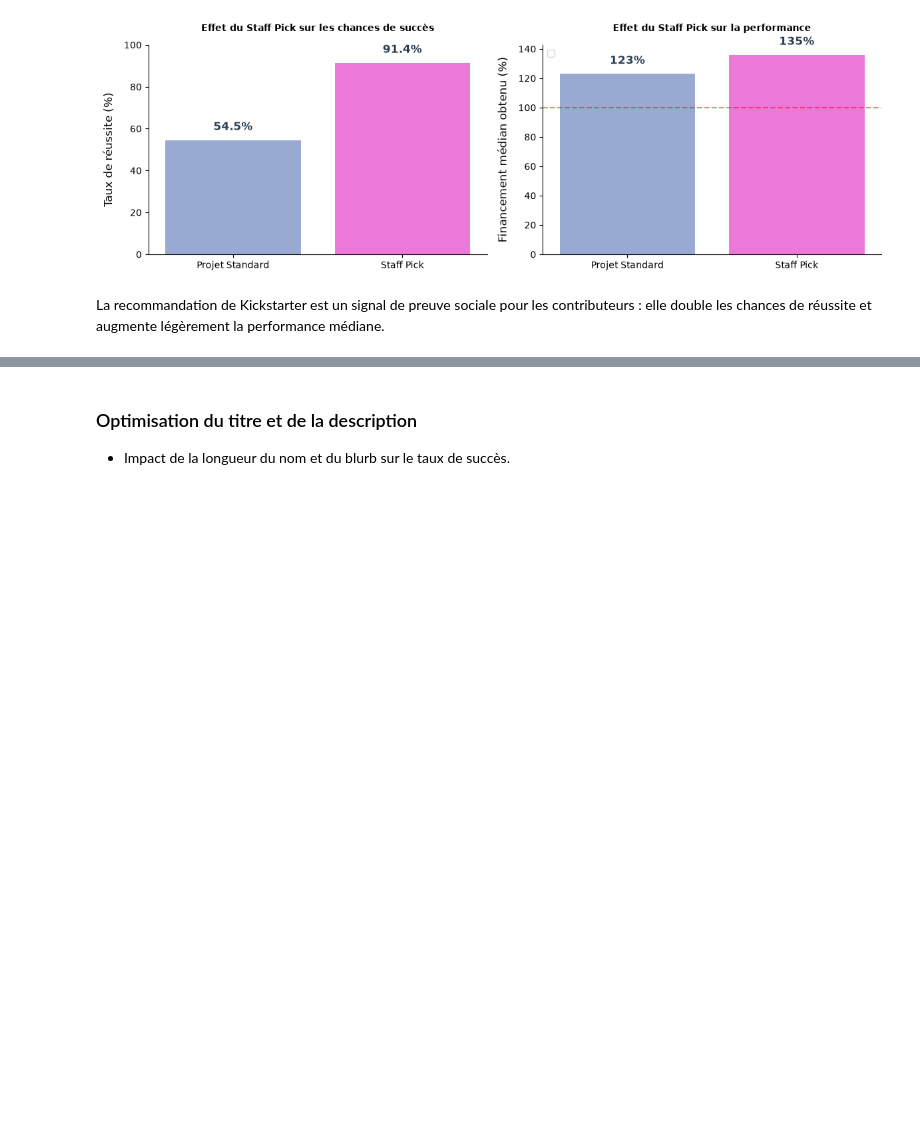
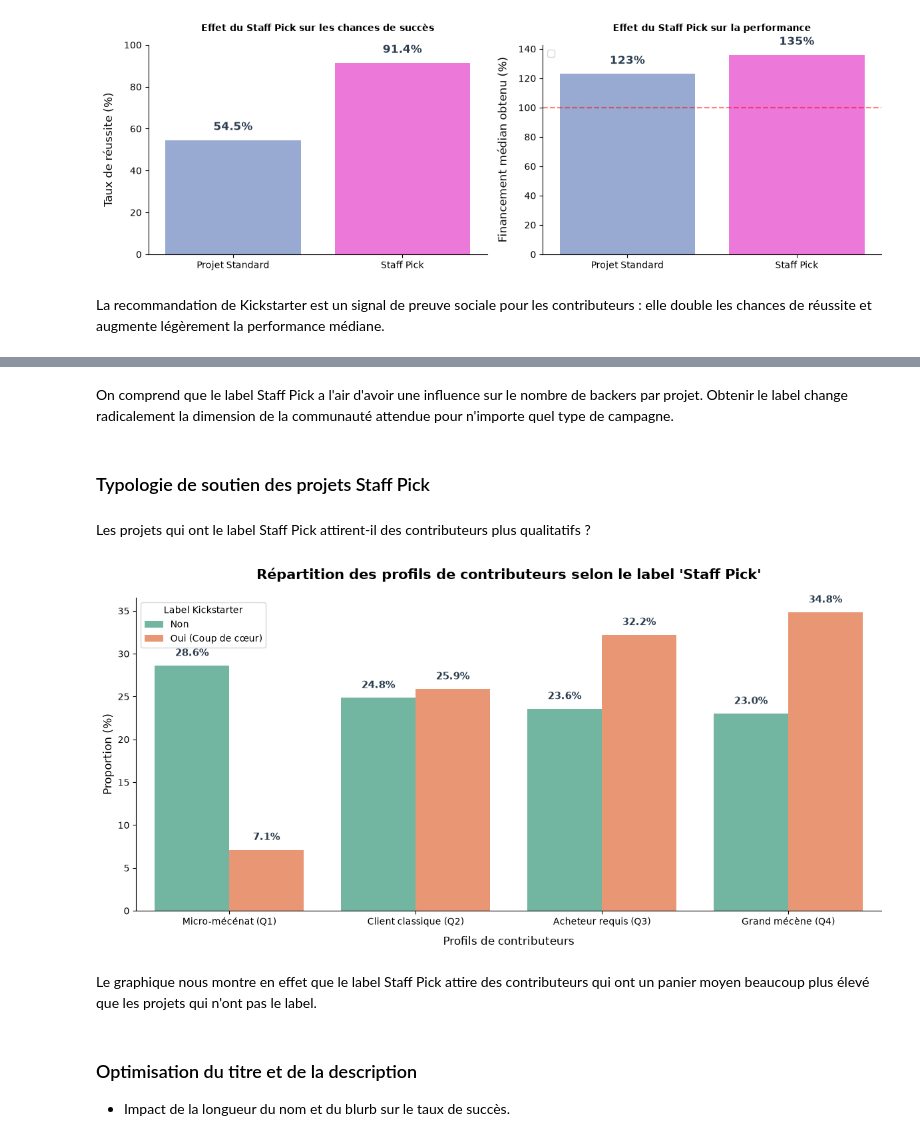
Before and after one commit to lbrdmariama/memoire-2026, a Jupyter notebook: code/analyse-exploratoire.ipynb, the cells around one changed output, grey strips where cells are left out. Drawn from its saved outputs; the diff is of its cells as text; code cells hidden in the pictures; blank space fills up the shorter version.

```diff
--- a/code/analyse-exploratoire.ipynb
+++ b/code/analyse-exploratoire.ipynb
@@ -1659,3 +1740,59 @@ La recommandation de Kickstarter est un signal de preuve sociale pour les contri
+# %% [markdown]
+On comprend que le label Staff Pick a l'air d'avoir une influence sur le nombre de backers par projet. Obtenir le label change radicalement la dimension de la communauté attendue pour n'importe quel type de campagne.
+# %% [markdown]
+### Typologie de soutien des projets Staff Pick
+# %% [markdown]
+Les projets qui ont le label Staff Pick attirent-il des contributeurs plus qualitatifs ?
+# %%
+df_completed = kickstarter_df[kickstarter_df['state'].isin(['successful', 'failed', 'canceled'])].copy()
+
+df_completed['staff_pick_label'] = df_completed['staff_pick'].map({True: 'Oui (Coup de cœur)', False: 'Non'})
+
+ordre_profils = [
+    'Micro-mécénat (Q1)',
+    'Client classique (Q2)',
+    'Acheteur requis (Q3)',
+    'Grand mécène (Q4)'
+]
+df_filtered = df_completed[df_completed['backer_profile_qcut'].isin(ordre_profils)]
+
+
+prop_df = df_filtered.groupby(['staff_pick_label', 'backer_profile_qcut']).size().reset_index(name='count')
+prop_df['proportion'] = prop_df.groupby('staff_pick_label')['count'].transform(lambda x: x / x.sum() * 100)
+
+
+plt.figure(figsize=(12, 6))
+
+barplot = sns.barplot(
+    data=prop_df,
+    x='backer_profile_qcut',
+    y='proportion',
+    hue='staff_pick_label',
+    palette='Set2',
+    order=ordre_profils
+)
+
+
+plt.title("Répartition des profils de contributeurs selon le label 'Staff Pick'", fontsize=15, fontweight='bold', pad=20)
+plt.xlabel("Profils de contributeurs", fontsize=12, labelpad=10)
+plt.ylabel("Proportion (%)", fontsize=12)
+plt.legend(title="Label Kickstarter", loc='upper left')
+
+
+for p in barplot.patches:
+    if p.get_height() > 0:
+        plt.annotate(f"{p.get_height():.1f}%",
+                     (p.get_x() + p.get_width() / 2., p.get_height()),
+                     ha='center', va='bottom', xytext=(0, 8), textcoords='offset points',
+                     fontsize=11, fontweight='bold', color='#2c3e50')
+
+sns.despine()
+plt.tight_layout()
+plt.show()
+# %% [output]
+[figure, added]
+# %% [markdown]
+Le graphique nous montre en effet que le label Staff Pick attire des contributeurs qui ont un panier moyen beaucoup plus élevé que les projets qui n'ont pas le label.
 # %% [markdown]
 ### Optimisation du titre et de la description
 * Impact de la longueur du nom et du blurb sur le taux de succès.
```
Also changed, not shown: parts of 4 cells of this notebook, 1 other file.
